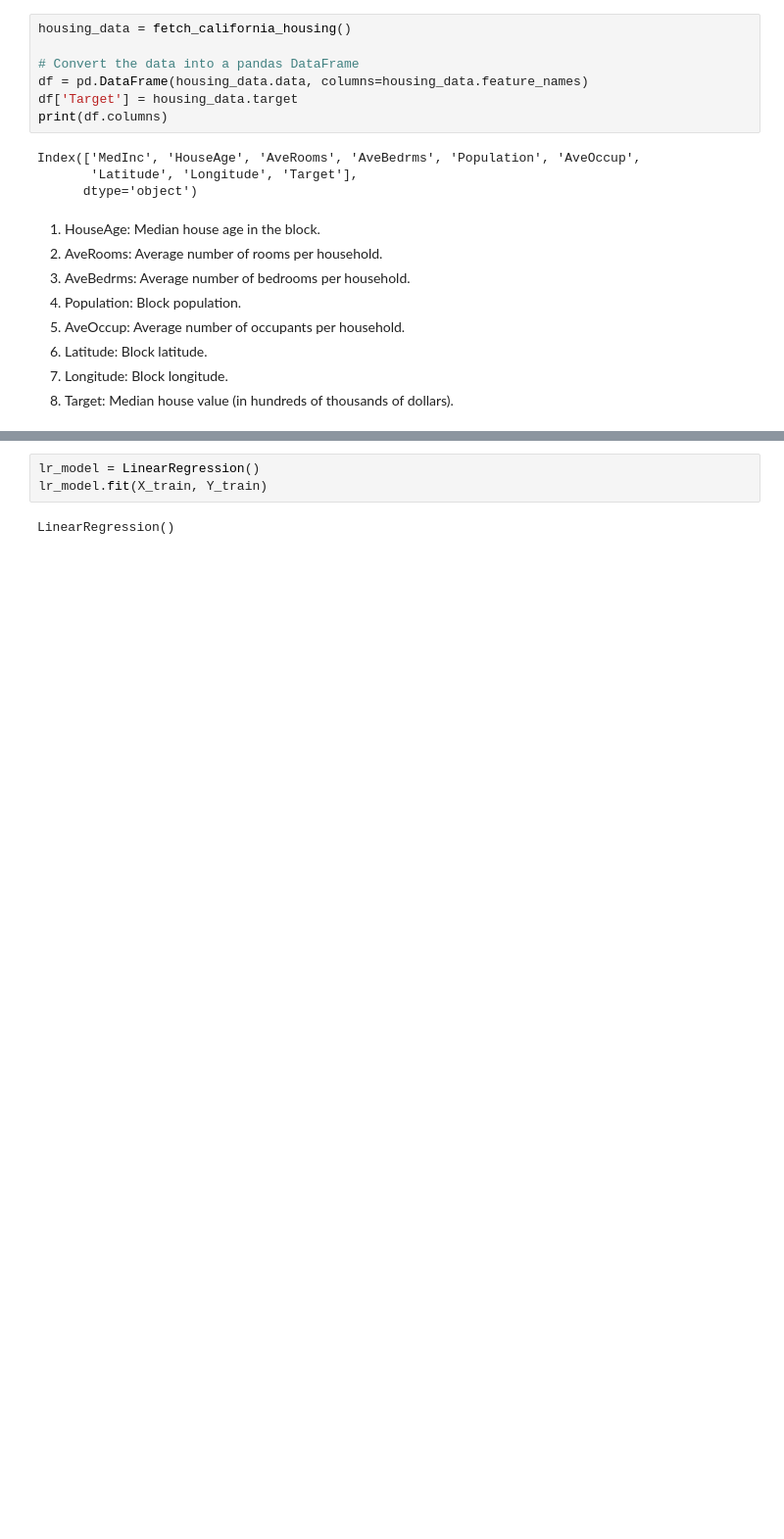
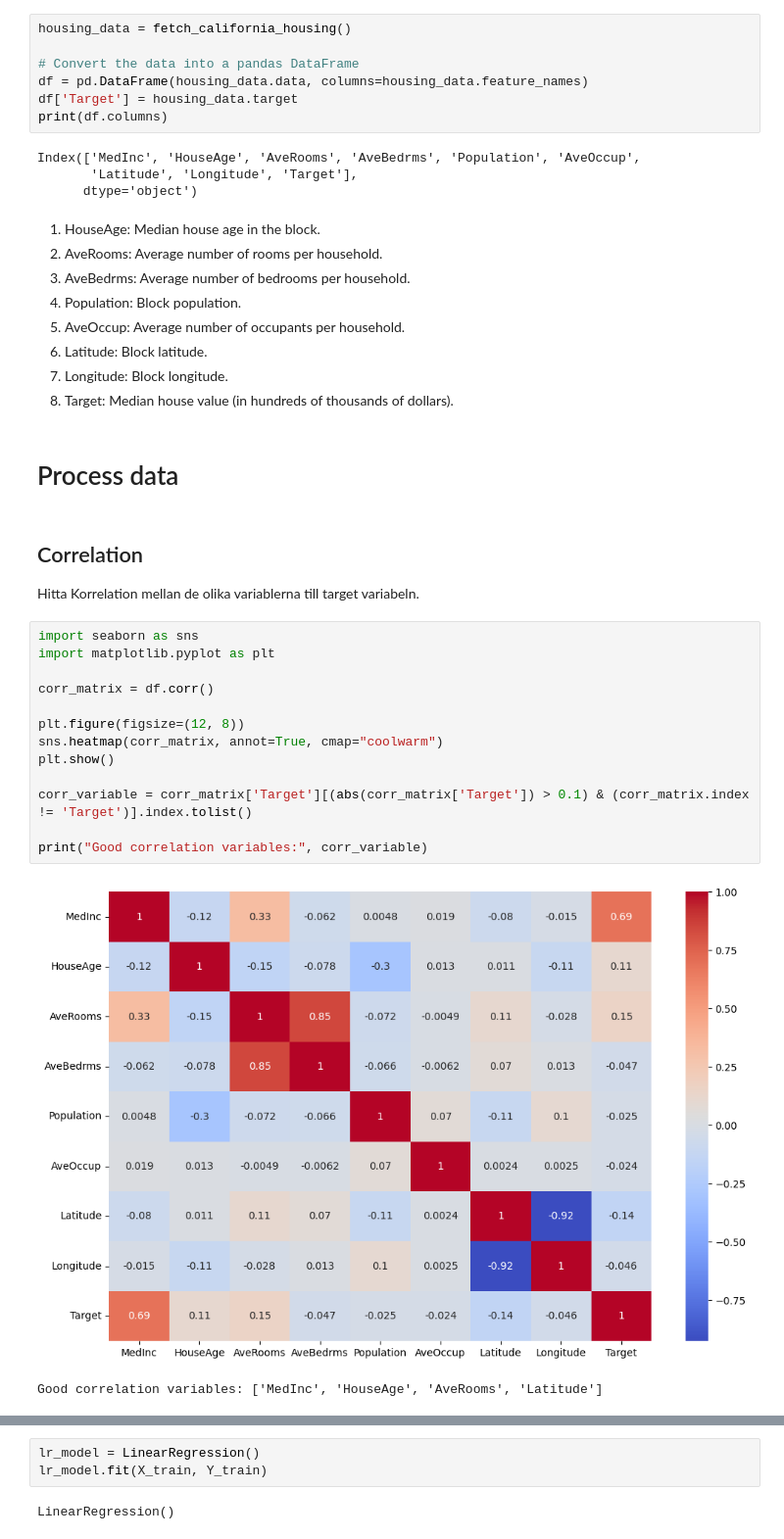
Before and after one commit to WelfLowe/RLAgents, a Jupyter notebook: Simple_Regression.ipynb, the cells around one changed output, grey strips where cells are left out. Shown: that part at 98% size. Cells and saved outputs as stored; diff of their text form; blank space fills up the shorter version.

```diff
--- a/Simple_Regression.ipynb
+++ b/Simple_Regression.ipynb
@@ -28,3 +30,24 @@ Index(['MedInc', 'HouseAge', 'AveRooms', 'AveBedrms', 'Population', 'AveOccup',
 1. Latitude: Block latitude.
 1. Longitude: Block longitude.
 1. Target: Median house value (in hundreds of thousands of dollars).
+# %% [markdown]
+# Process data
+# %% [markdown]
+## Correlation
+Hitta Korrelation mellan de olika variablerna till target variabeln.
+# %%
+import seaborn as sns
+import matplotlib.pyplot as plt
+
+corr_matrix = df.corr()
+
+plt.figure(figsize=(12, 8))
+sns.heatmap(corr_matrix, annot=True, cmap="coolwarm")
+plt.show()
+
+corr_variable = corr_matrix['Target'][(abs(corr_matrix['Target']) > 0.1) & (corr_matrix.index != 'Target')].index.tolist()
+
+print("Good correlation variables:", corr_variable)
+# %% [output]
+[figure, added]
+Good correlation variables: ['MedInc', 'HouseAge', 'AveRooms', 'Latitude']
```
Also changed, not shown: parts of 8 cells of this notebook.
